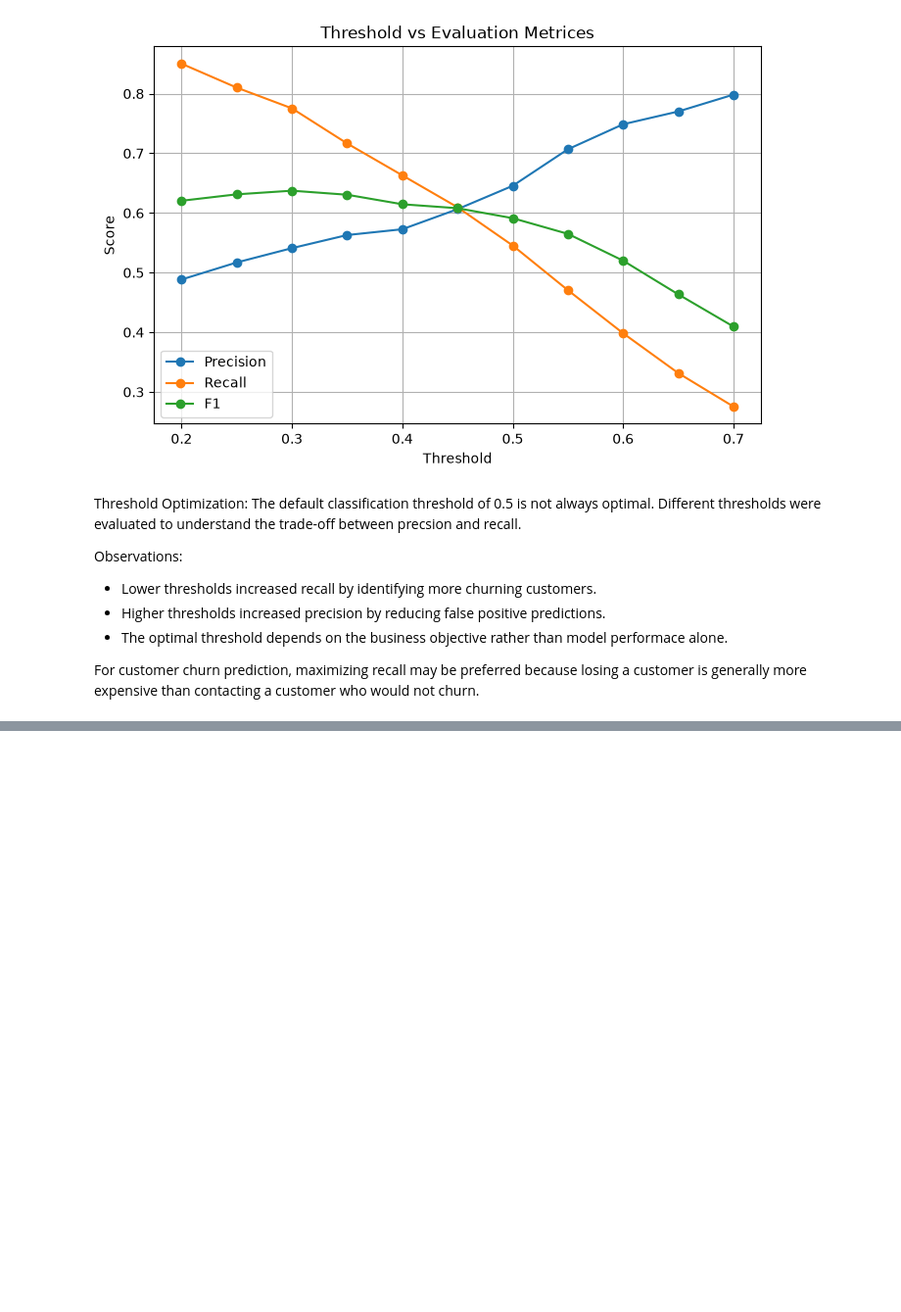
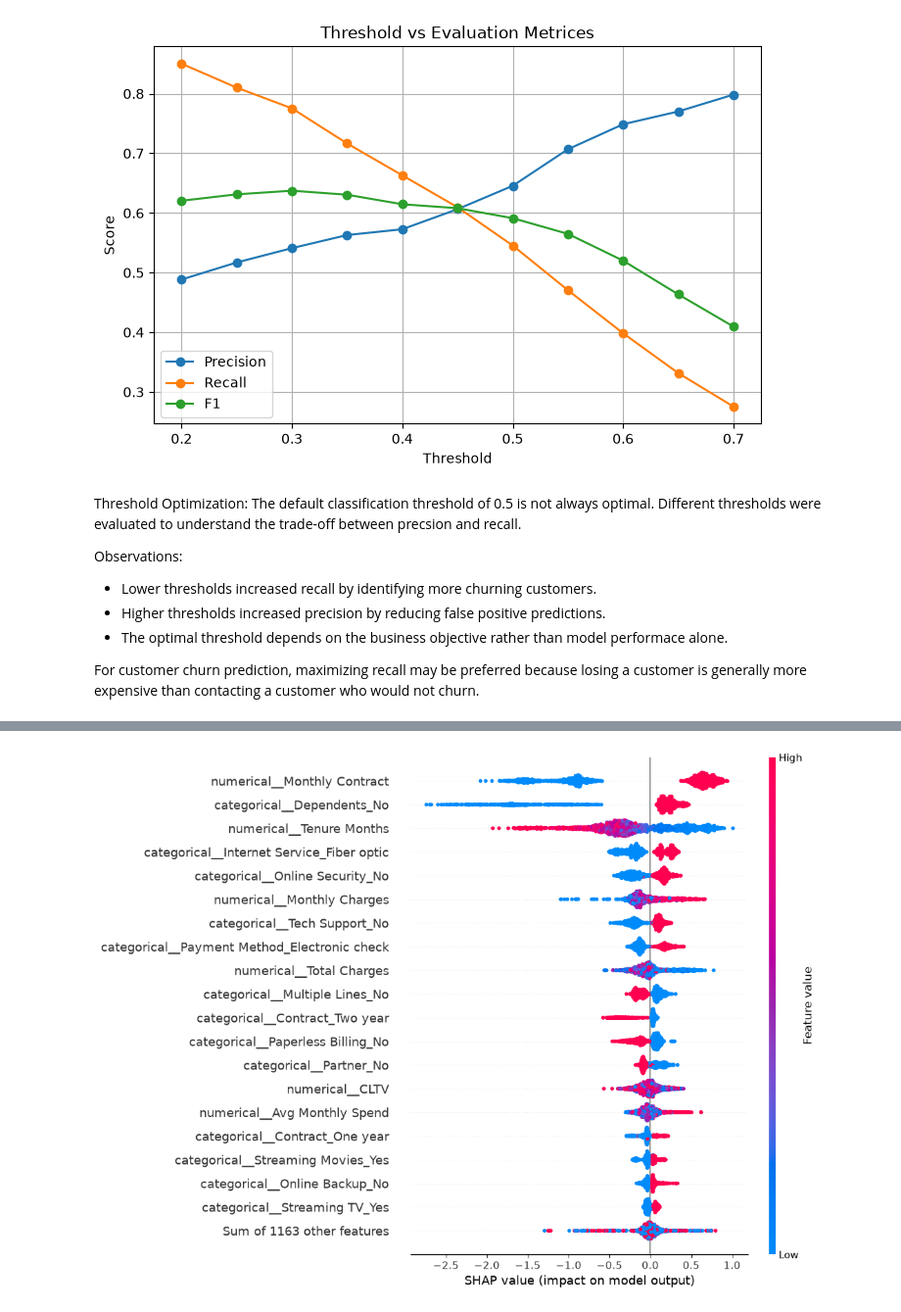
Before and after one commit to dishant-0-0/Customer-Churn-Prediction-Platform, a Jupyter notebook: notebooks/04_modeling.ipynb, the cells around one changed output, grey strips where cells are left out. Shown at 98% size. Saved outputs shown, nothing was run; the diff lists cells and outputs as text; code cells hidden in the pictures; blank space fills up the shorter version.

```diff
--- a/notebooks/04_model_experiments.ipynb
+++ b/notebooks/04_modeling.ipynb
@@ -495,0 +530,15 @@ cm = Confusion
+# %%
+X_train_processed = preprocessor.transform(X_train)
+X_test_processed = preprocessor.transform(X_test)
+feature_names = preprocessor.get_feature_names_out()
+explainer = shap.TreeExplainer(xgb_model)
+# %%
+shap_values = explainer(X_test_processed)
+feature_names = preprocessor.get_feature_names_out()
+shap_values.feature_names = list(feature_names)
+shap.plots.beeswarm(
+    shap_values,
+    max_display=20
+)
+# %% [output]
+[figure, added]
```
Also changed, not shown: parts of 8 cells of this notebook, 14 other files.
